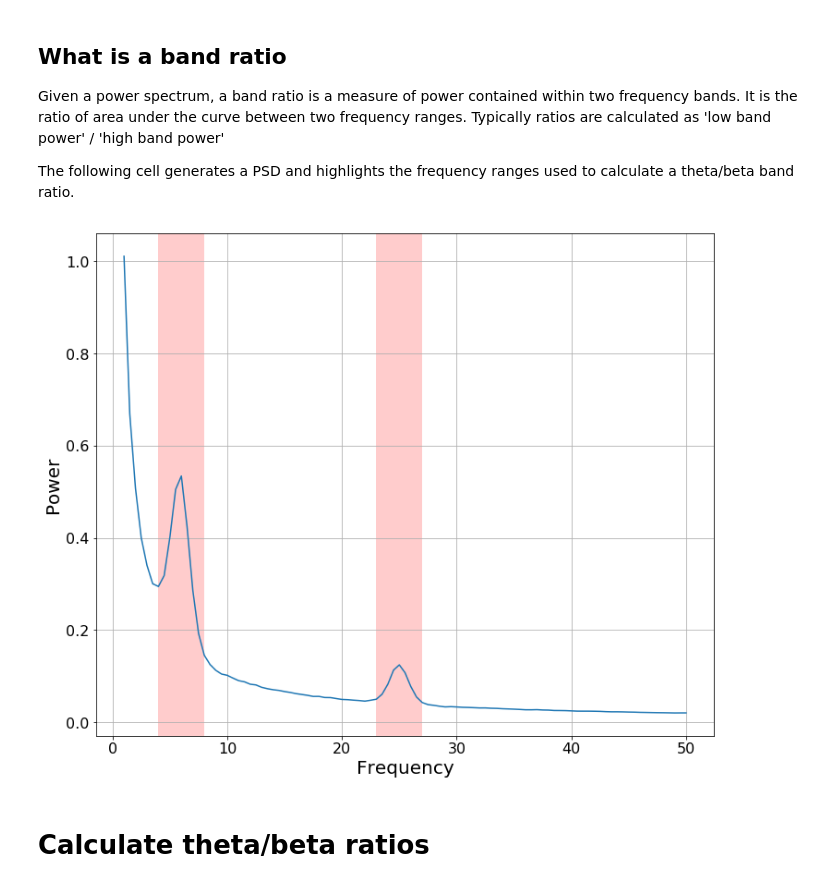
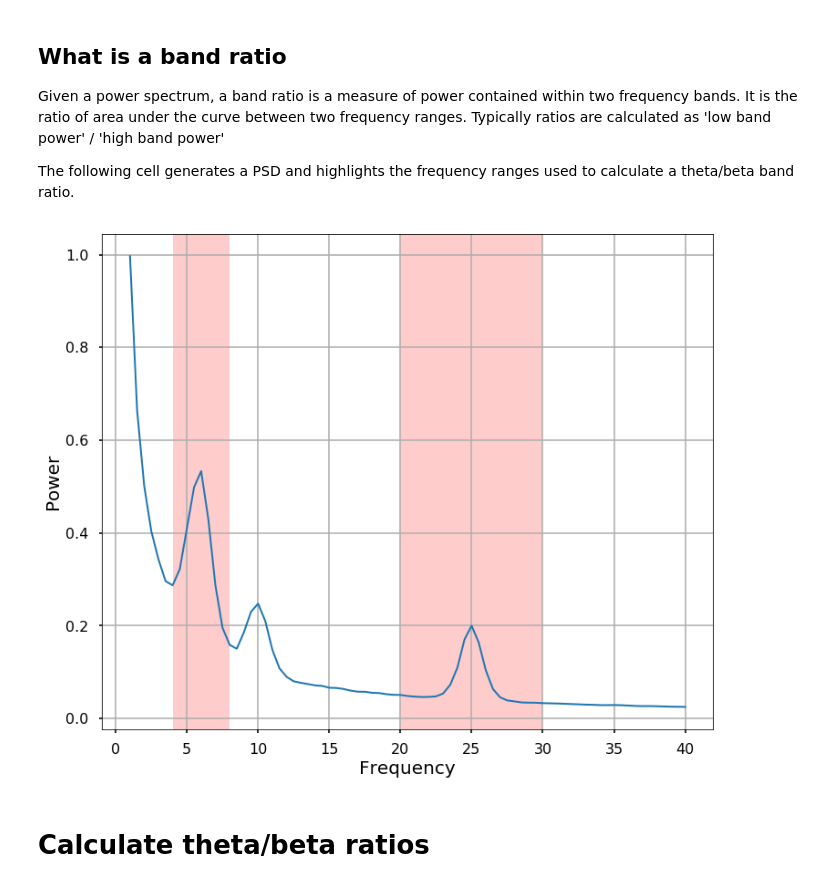
Before and after one commit to voytekresearch/BandRatios, a Jupyter notebook: notebooks/1-Ratio-Calculation-Methods.ipynb, the cells around one changed output. Saved outputs shown, nothing was run; the diff lists cells and outputs as text; code cells hidden in the pictures.

```diff
--- a/notebooks/1-Ratio-Calculation-Methods.ipynb
+++ b/notebooks/1-Ratio-Calculation-Methods.ipynb
@@ -4,9 +4,14 @@
 Welcome this notebook serves as a common starting point discussing prerequisites and
 resources to get familiar with this frequency band ratio project.
 # %%
+%matplotlib inline
+import matplotlib.pyplot as plt
 from fooof.synth import gen_power_spectrum
 from fooof.plts import *
 
+import seaborn as sns
+sns.set_context('poster')
+
 from ratios import calc_band_ratio
 # %% [markdown]
 ## Project Overview
@@ -21,9 +26,9 @@ This project explores frequency band ratios - a metric used in spectral analysis
 # Settings
 theta_band = [4, 8]
 beta_band = [15, 25]
-freq_range = [1, 50]
+freq_range = [1, 40]
 back_params = [0, 1]
-oscs = [6, 0.5, 1, 25, 0.5, 1]
+oscs = [6, 0.5, 1,10,.4,.9, 25, 0.7, 1]
 # %% [markdown]
 ## What is a band ratio
 
@@ -32,7 +37,8 @@ Given a power spectrum, a band ratio is a measure of power contained within two
 The following cell generates a PSD and highlights the frequency ranges used to calculate a theta/beta band ratio.
 # %%
 fs, ps = gen_power_spectrum(freq_range, back_params, oscs)
-# %%
-plot_spectrum_shading(fs, ps, [[4, 8], [23,27]])
-# %% [output]
-[figure, removed]
+# %%
+fig = plot_spectrum_shading(fs, ps, [[4, 8], [20,30]])
+plt.savefig("../figures/what-is.png", dpi=400)
+# %% [output]
+[figure, added]
```
Also changed, not shown: parts of 1 cell of this notebook, 19 other files.
